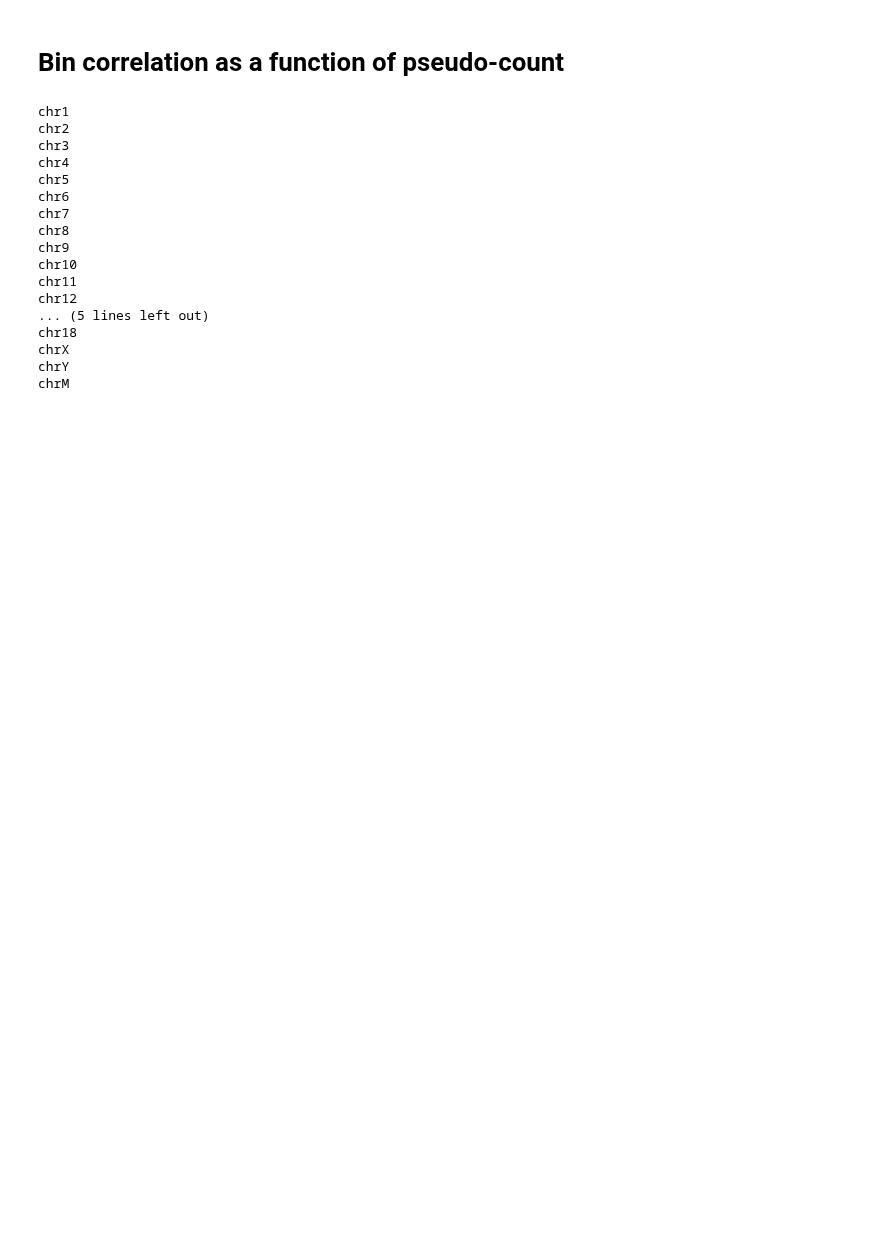
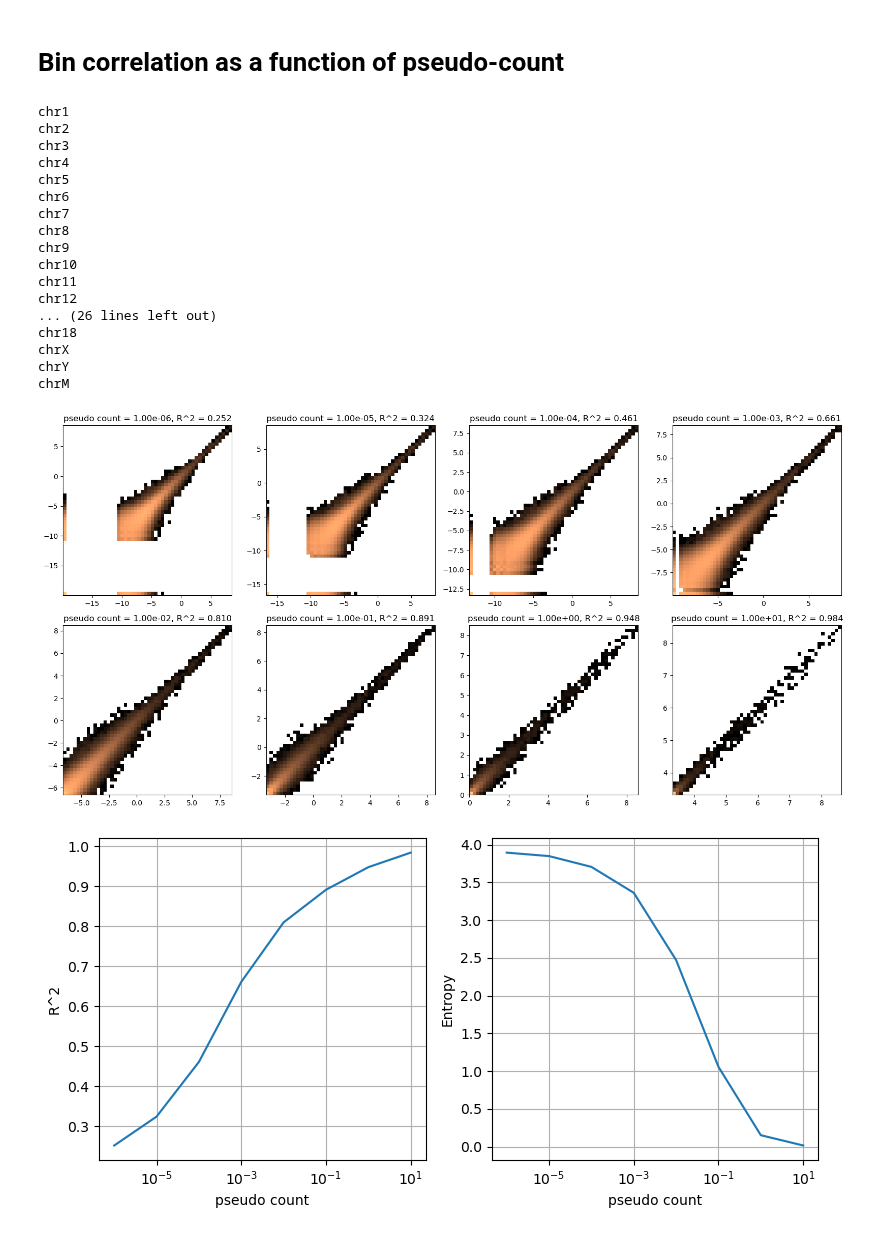
Before and after one commit to jmbreda/PROseq, a Jupyter notebook: notebooks/Find_pseudo_count.ipynb, the cells around one changed output. Cells and saved outputs as stored; diff of their text form; code cells hidden in the pictures; blank space fills up the shorter version.

```diff
--- a/notebooks/Find_pseudo_count.ipynb
+++ b/notebooks/Find_pseudo_count.ipynb
@@ -10,8 +10,6 @@ from scipy.stats import spearmanr
 from scipy.stats import entropy
 
 # parameters
-bin_size = 10000
-bw_path = '../results/binned_norm_counts'
 T = np.arange(0,48,4)
 Strands = ['forward', 'reverse']
 strand_dict = {'forward':'+', 'reverse':'-', '+':'forward', '-':'reverse'}
@@ -23,8 +21,9 @@ N = len(T)
 
 PC = 10**np.arange(-4,0.001,.5,dtype=float)
 # %%
+bw_path = '../results/binned_norm_counts'
 
-for bin_size in [1000]:
+for bin_size in [1000,10000]:
 
     # Load bigWigs
     bw_files = {}
@@ -55,31 +54,87 @@ for bin_size in [1000]:
             df_chr[f"{t}"] = df_chr[[f"{t}_x",f"{t}_y"]].sum(1)
             df_chr.loc[idx_na,f"{t}"] = np.nan
             df_chr.drop([f"{t}_x",f"{t}_y"],axis=1,inplace=True)
 
         # append to data frame
         X = np.concatenate((X,df_chr[[f"{t}" for t in T]].values),axis=0)
 
 
     # remove position with 75% or more missing values (at least 5 out of 12 time points)
     X = X[(np.isnan(X).sum(1) < len(T)*0.75),:]
 
     # replace missing values with 0
     X[np.isnan(X)] = 0
+
+    PC = 10**np.arange(-6,1.001,1,dtype=float)
+
+    t1 = T<24
+    t2 = ~t1
+
+    pc_R2 = np.zeros((len(PC),2))
+    pc_R2[:,0] = PC
+    E = np.zeros((len(PC),2))
+    E[:,0] = PC
+
+    n_col = 4
+    n_row = np.ceil(len(PC)/n_col).astype(int)
+
+    fig, axes = plt.subplots(n_row,n_col,figsize=(n_col*4,n_row*4))
+    for i,pc in enumerate(PC):
+
+        # add pseudo count
+        #X += pc
+
+        if True:
+            # take the log of the data
+            if pc == 0:
+                X_log = X
+            else:
+                X_log = np.log2(X+pc)
+
+            pc_R2[i,1] = np.corrcoef(X_log[:,t1].flatten(),X_log[:,t2].flatten())[0,1]**2
+            E[i,1] = entropy(np.histogram(X_log.mean(1),bins=100,density=True)[0])
+
+
+        ax = axes.flatten()[i]
+        ax.hist2d(X_log[:,t1].flatten(),X_log[:,t2].flatten(),bins=50,cmap='copper',norm=mpl.colors.LogNorm())
+        ax.set_title(f'pseudo count = {pc:.2e}, R^2 = {pc_R2[i,1]:.3f}')
+
+    fig.tight_layout()
+
+    plt.figure(figsize=(8,4))
+
+    ax = plt.subplot(121)
+    ax.plot(pc_R2[:,0],pc_R2[:,1])
+    ax.set_xlabel('pseudo count')
+    ax.set_ylabel('R^2')
+    ax.set_xscale('log')
+    ax.grid()
+
+    ax = plt.subplot(122)
+    ax.plot(E[:,0],E[:,1])
+    ax.set_xlabel('pseudo count')
+    ax.set_ylabel('Entropy')
+    ax.set_xscale('log')
+    ax.grid()
+
+    plt.tight_layout()
 # %% [output]
 chr1
 chr2
 chr3
 chr4
 chr5
 chr6
 chr7
 chr8
 chr9
 chr10
 chr11
 chr12
-... (5 lines left out)
+... (26 lines left out)
 chr18
 chrX
 chrY
 chrM
+[figure, added]
+[figure, added]
```
Also changed, not shown: parts of 3 cells of this notebook, 19 other files.
